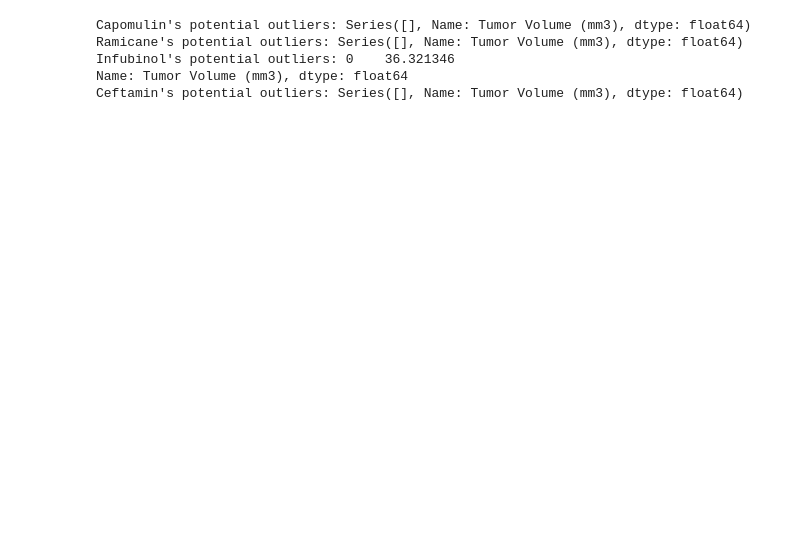
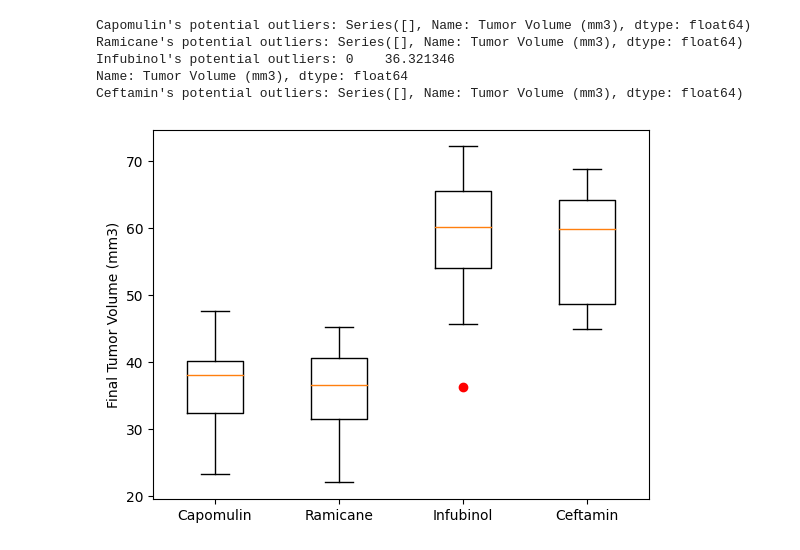
Before and after one commit to nabroo101/module_5_SCC, a Jupyter notebook: pymaceuticals.ipynb, the cells around one changed output. Drawn from its saved outputs; the diff is of its cells as text; code cells hidden in the pictures; blank space fills up the shorter version.

```diff
--- a/pymaceuticals.ipynb
+++ b/pymaceuticals.ipynb
@@ -214,27 +214,3 @@ plt.pie(sex_distribution.values, labels=sex_distribution.index, autopct='%1.1f%%
 plt.show()
 # %% [output]
 [figure]
-# %%
-# Calculate the final tumor volume of each mouse across four of the treatment regimens:
-# Capomulin, Ramicane, Infubinol, and Ceftamin
-
-# Start by getting the last (greatest) timepoint for each mouse
-
-
-# Merge this group df with the original DataFrame to get the tumor volume at the last timepoint
-# Assuming the column for drug regimen is named 'Drug Regimen',
-# the column for timepoints is named 'Timepoint',
-# and the column for tumor volume is named 'Tumor Volume (mm3)'
-
-# Filter the merged_data DataFrame to keep only rows with specified 'Drug Regimen' values
-filtered_data = clean_data[clean_data['Drug Regimen'].isin(['Capomulin', 'Ramicane', 'Infubinol', 'Ceftamin'])]
-
-# Group the filtered_data DataFrame by 'Mouse ID' and get the last (greatest) timepoint for each mouse
-last_timepoint = filtered_data.groupby('Mouse ID')['Timepoint'].max()
-
-# Reset the index of the resulting DataFrame
-last_timepoint = last_timepoint.reset_index()
-
-# Merge this group DataFrame with the original DataFrame to get the tumor volume at the last timepoint
-final_tumor_volume = pd.merge(last_timepoint, clean_data, on=['Mouse ID', 'Timepoint'], how='left')
-final_tumor_volume
@@ -290,3 +280,13 @@ Ramicane's potential outliers: Series([], Name: Tumor Volume (mm3), dtype: float
 Infubinol's potential outliers: 0    36.321346
 Name: Tumor Volume (mm3), dtype: float64
 Ceftamin's potential outliers: Series([], Name: Tumor Volume (mm3), dtype: float64)
+# %%
+fig, ax = plt.subplots()
+ax.boxplot(tumor_vol_data, sym='r')
+ax.set_xticklabels(treatments)
+# Add labels and a title to the plot
+ax.set_ylabel('Final Tumor Volume (mm3)')
+# Display the plot
+plt.show()
+# %% [output]
+[figure, added]
```
Also changed, not shown: parts of 7 cells of this notebook.
